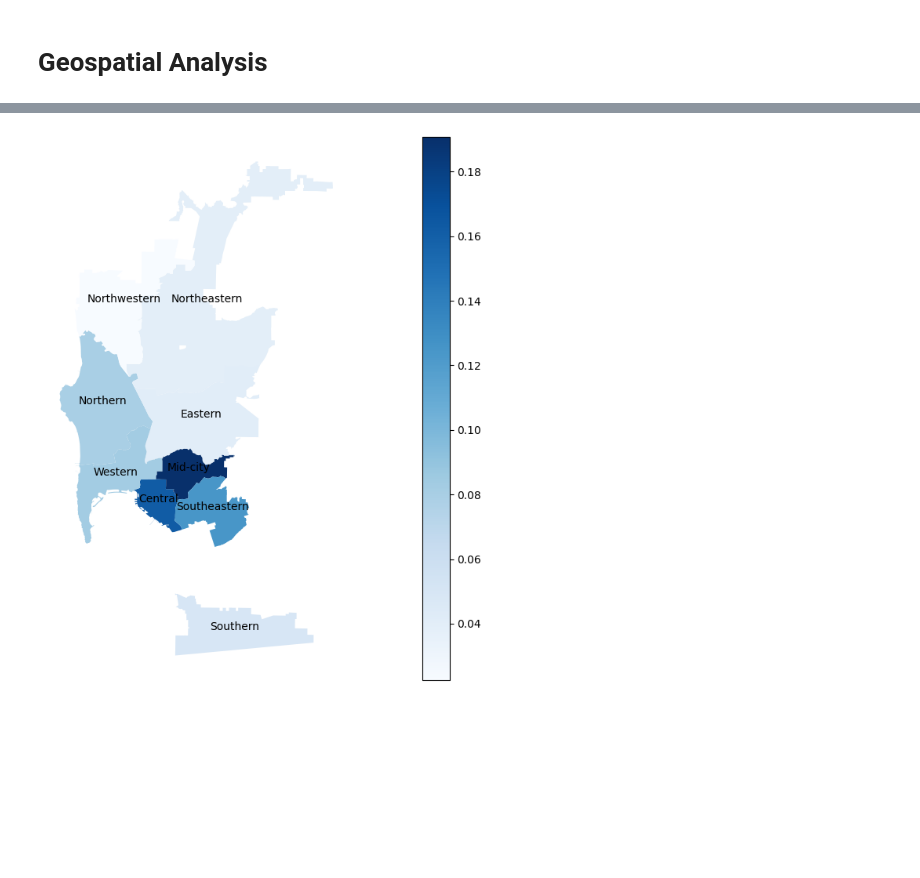
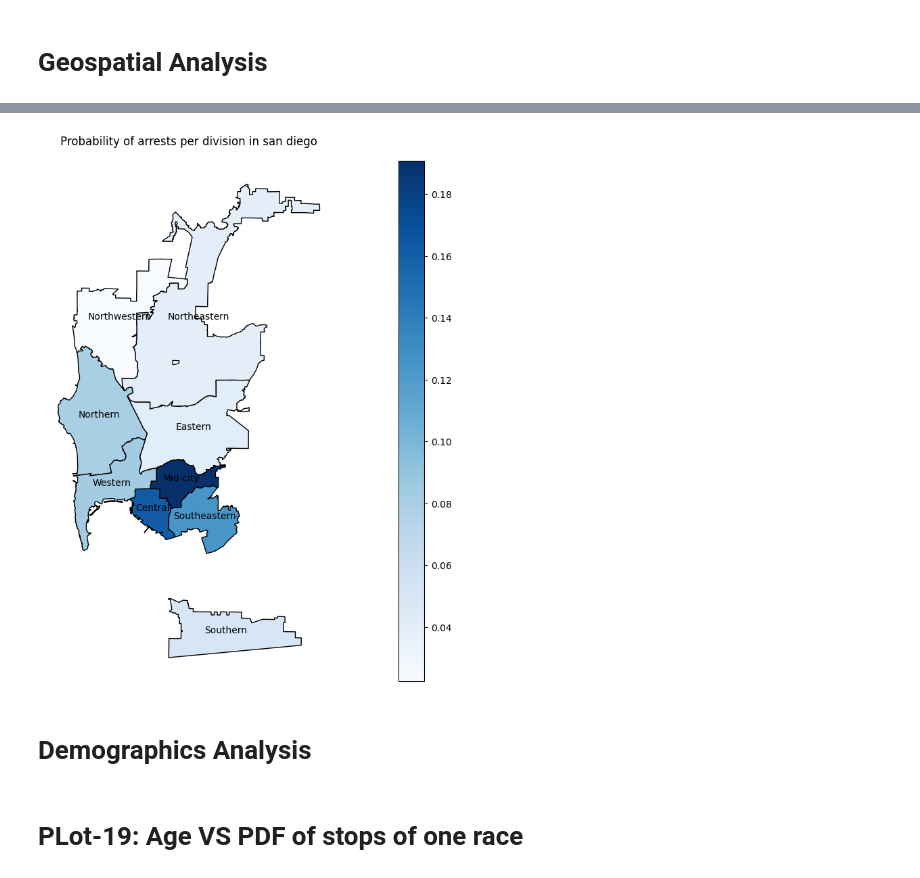
Before and after one commit to ParamChordiya/ECE143-UCSD-GROUP-5, a Jupyter notebook: final-plot.ipynb, the cells around one changed output, grey strips where cells are left out. Drawn from its saved outputs; the diff is of its cells as text; code cells hidden in the pictures; blank space fills up the shorter version.

```diff
--- a/final-plot.ipynb
+++ b/final-plot.ipynb
@@ -324,15 +391,18 @@ def divsums(count, beats, divisions):
     count_wrt_serv = count_wrt_serv.groupby('div').sum()['arrested']
     return divisions.join(count_wrt_serv, on='div_num')
 
-def plot_map(input_geopandasdf):
+def plot_map(input_geopandasdf, title_plot):
     '''
     This function plots the geopandas dataframe. This dataframe contains information of count per division in geopandas dataframe.
 
     :type input_geopandasdf: geopandas dataframe
     :param input_geopandasdf: geopandas dataframee containing count inforamtion per division and geographical specifications of the division.
+    :type title_plot: string
+    :param title_plot: title for the plot.
     '''
-    ax = input_geopandasdf.plot(column='arrested', figsize=(25, 9), cmap='Blues', legend=True)
+    ax = input_geopandasdf.plot(column='arrested', figsize=(25, 10), edgecolor='k',cmap='Blues', legend=True)
     input_geopandasdf.apply(lambda x: ax.annotate(text=x.div_name.capitalize(), xy=x.geometry.centroid.coords[0], color = 'black', ha='center'),axis=1)
+    plt.title(title_plot)
     ax.set_axis_off()
 
 
@@ -398,6 +469,11 @@ def arrest_data_for_plotting(stops, beats, divisions):
     return divsums_arrest_dataframe
 # %%
 arrest_data_div = arrest_data_for_plotting(df_stops, df_beats, df_divisions)
-plot_map(arrest_data_div)
+title_plot = 'Probability of arrests per division in san diego'
+plot_map(arrest_data_div, title_plot)
 # %% [output]
-[figure, old version]
+[figure, new version]
+# %% [markdown]
+# Demographics Analysis
+# %% [markdown]
+# PLot-19: Age VS PDF of stops of one race
```
Also changed, not shown: parts of 36 cells of this notebook.
